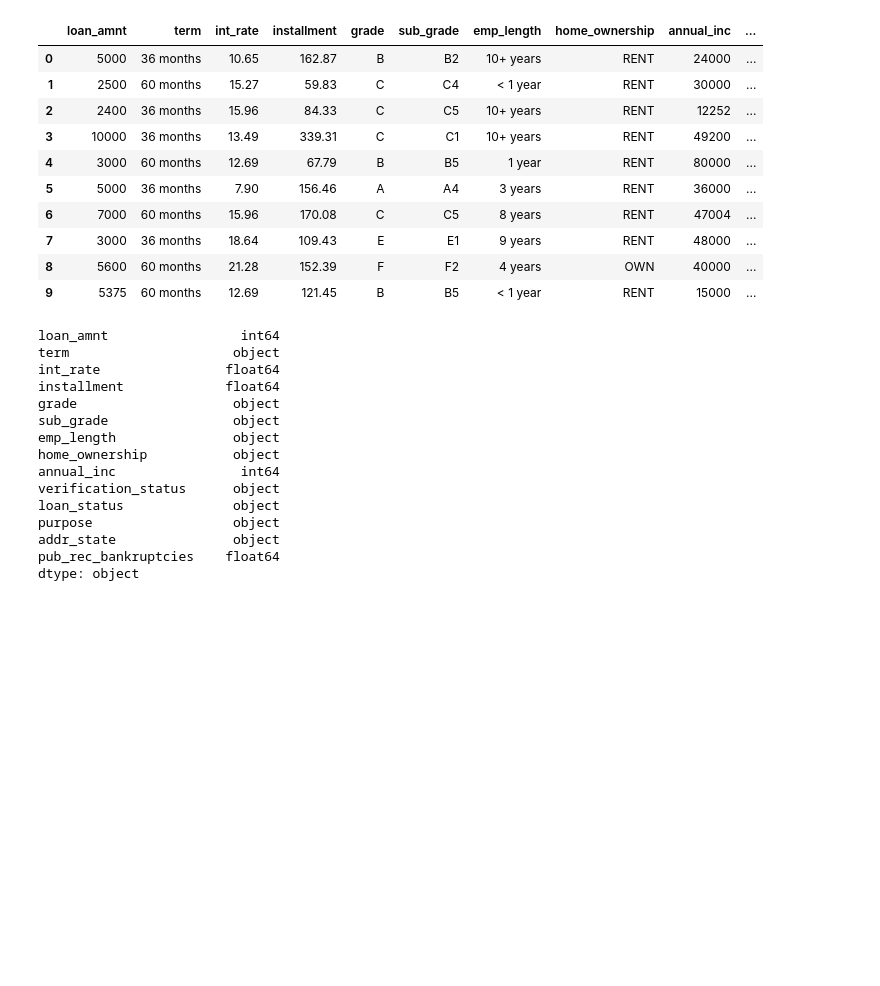
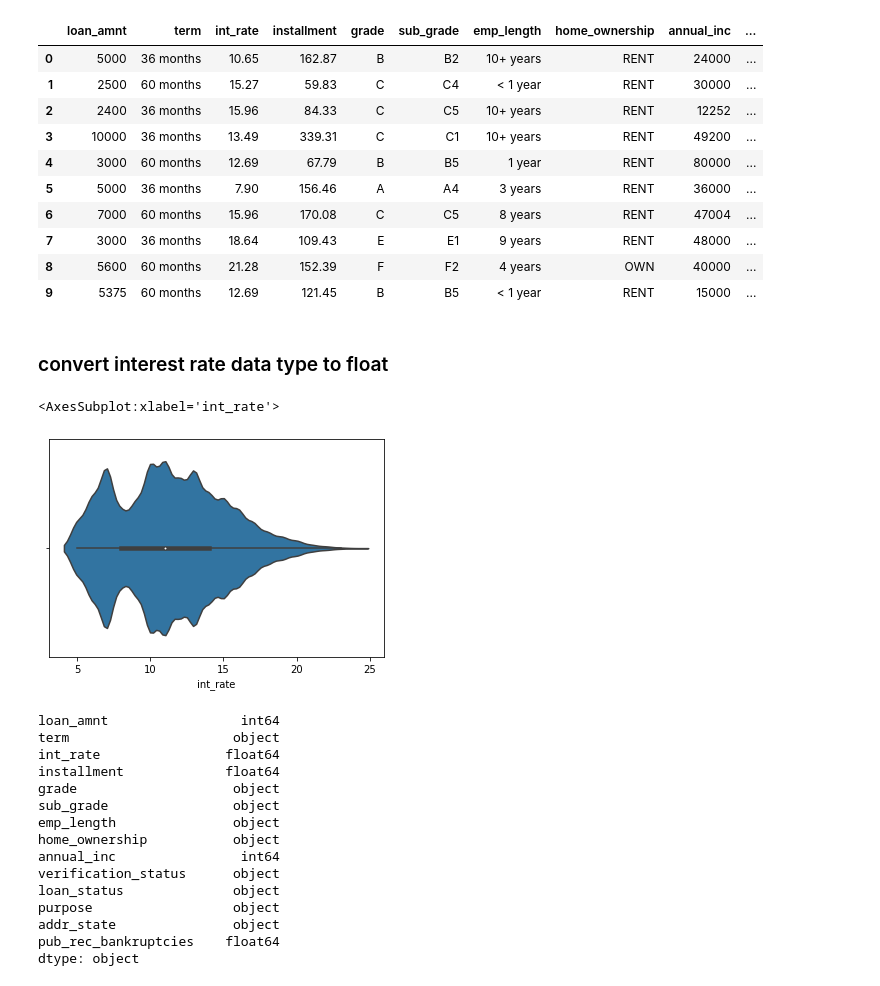
Before and after one commit to kaviprakashm/LendingClub_Data_Analysis, a Jupyter notebook: Lending_Club_Exercise.ipynb, the cells around one changed output. Drawn from its saved outputs; the diff is of its cells as text; code cells hidden in the pictures; blank space fills up the shorter version.

```diff
--- a/Lending_Club_Exercise.ipynb
+++ b/Lending_Club_Exercise.ipynb
@@ -264,4 +288,6 @@ lending.head(10)
 | 7 | 3000 | 36 months | 18.64 | 109.43 | E | E1 | 9 years | RENT | 48000 | ... |
 | 8 | 5600 | 60 months | 21.28 | 152.39 | F | F2 | 4 years | OWN | 40000 | ... |
 | 9 | 5375 | 60 months | 12.69 | 121.45 | B | B5 | < 1 year | RENT | 15000 | ... |
+# %% [markdown]
+### convert interest rate data type to float
 # %%
@@ -269,4 +294,9 @@ lending.head(10)
 lending['int_rate']=lending['int_rate'].astype('float64')
+# %%
+sns.violinplot(data = lending, x = 'int_rate')
+# %% [output]
+<AxesSubplot:xlabel='int_rate'>
+[figure, added]
 # %%
 lending.dtypes
 # %% [output]
```
Also changed, not shown: parts of 99 cells of this notebook.
